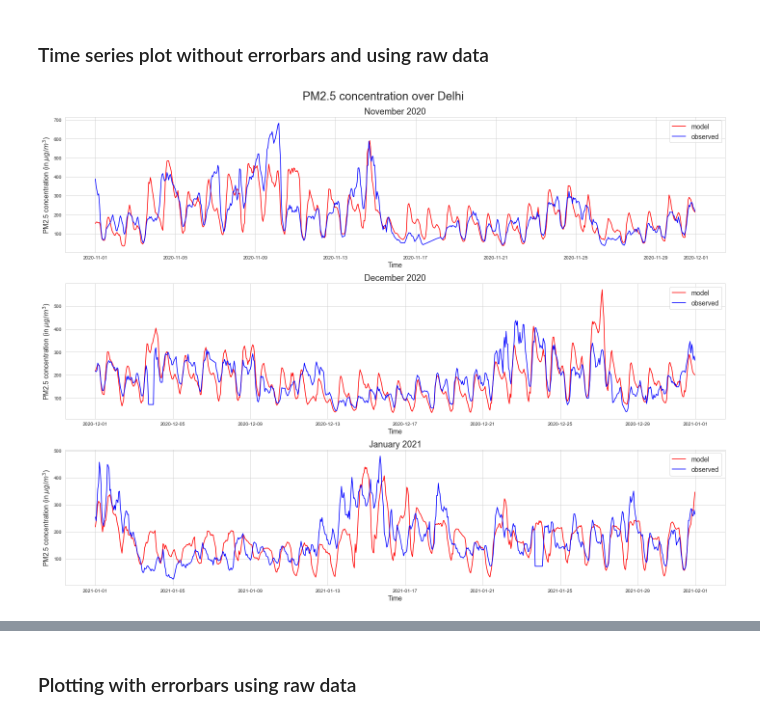
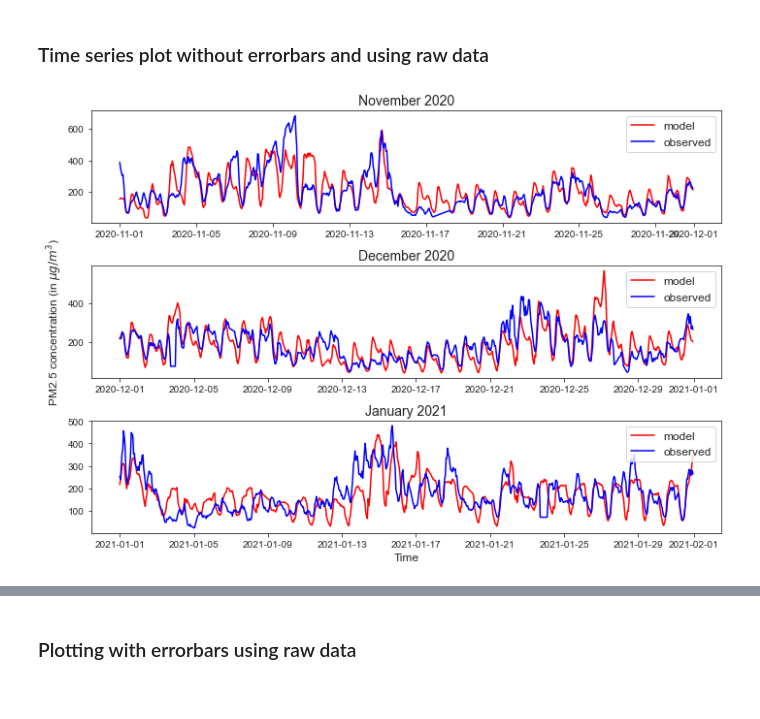
Before and after one commit to adisen99/srfp, a Jupyter notebook: delhi/aqi_delhi.ipynb, the cells around one changed output, grey strips where cells are left out. Cells and saved outputs as stored; diff of their text form; code cells hidden in the pictures.

Commit message:
modified delhi figures, and beng, hyd obs. data

```diff
--- a/delhi/aqi_delhi.ipynb
+++ b/delhi/aqi_delhi.ipynb
@@ -12,7 +12,7 @@ import datetime
 from functions import dplot, stat_calc, aqi_calc, score_calc
 
 # Use seaborn style defaults and set default figure size
-sns.set_style("whitegrid")
+sns.set_style("ticks")
 # %%
 dfmod = pd.read_csv('data/aqi_data_mod.csv')
 dfobs = pd.read_csv('data/aqi_data_obs.csv')
@@ -91,42 +91,42 @@ dtype: int64
 # %%
 # Plot of PM2.5 model and data for Nov, Dec and Jan
 
-fig = plt.figure(figsize=(20,15))
+fig = plt.figure(figsize=(10,7))
 plt.subplot(311)
-sns.lineplot(data = dfmod.loc["2020-11-01":"2020-11-30"], x='datetime', y='mod_PM2.5', err_style='band', label='model', color='red')
+sns.lineplot(data = dfmod.loc["2020-11-01":"2020-11-30"], x='datetime', y='mod_PM2.5', err_style='band', label='model', color='red').set(xlabel=None, ylabel=None)
 # plt.xticks(rotation= 10)
-sns.lineplot(data = dfobs.loc["2020-11-01":"2020-11-30"], x='datetime', y='obs_PM2.5', err_style='band', label='observed', color = 'blue')
+sns.lineplot(data = dfobs.loc["2020-11-01":"2020-11-30"], x='datetime', y='obs_PM2.5', err_style='band', label='observed', color = 'blue').set(xlabel=None, ylabel=None)
 #plt.xticks(rotation= 10)
-plt.ylabel('PM2.5 concentration (in $\mu g/m^3$)', fontsize=14)
-plt.xlabel('Time', fontsize=14)
-plt.legend(loc=1, prop={'size': 14})
-plt.title('November 2020', fontsize=18)
+# plt.ylabel('PM2.5 concentration (in $\mu g/m^3$)', fontsize=12)
+# plt.xlabel('Time', fontsize=12)
+plt.legend(loc=1, prop={'size': 12})
+plt.title('November 2020', fontsize=14)
 
 plt.subplot(312)
-sns.lineplot(data = dfmod.loc["2020-12-01":"2020-12-31"], x='datetime', y='mod_PM2.5', err_style='band', label='model', color='red')
+sns.lineplot(data = dfmod.loc["2020-12-01":"2020-12-31"], x='datetime', y='mod_PM2.5', err_style='band', label='model', color='red').set(xlabel=None, ylabel=None)
 # plt.xticks(rotation= 10)
-sns.lineplot(data = dfobs.loc["2020-12-01":"2020-12-31"], x='datetime', y='obs_PM2.5', err_style='band', label='observed', color = 'blue')
+sns.lineplot(data = dfobs.loc["2020-12-01":"2020-12-31"], x='datetime', y='obs_PM2.5', err_style='band', label='observed', color = 'blue').set(xlabel=None, ylabel=None)
 #plt.xticks(rotation= 10)
-plt.ylabel('PM2.5 concentration (in $\mu g/m^3$)', fontsize=14)
-plt.xlabel('Time', fontsize=14)
-plt.legend(loc=1, prop={'size': 14})
-plt.title('December 2020', fontsize=18)
+plt.ylabel('PM2.5 concentration (in $\mu g/m^3$)', fontsize=12)
+# plt.xlabel('Time', fontsize=12)
+plt.legend(loc=1, prop={'size': 12})
+plt.title('December 2020', fontsize=14)
 
 plt.subplot(313)
-sns.lineplot(data = dfmod.loc["2021-01-01":"2021-01-31"], x='datetime', y='mod_PM2.5', err_style='band', label='model', color='red')
+sns.lineplot(data = dfmod.loc["2021-01-01":"2021-01-31"], x='datetime', y='mod_PM2.5', err_style='band', label='model', color='red').set(xlabel=None, ylabel=None)
 # plt.xticks(rotation= 10)
-sns.lineplot(data = dfobs.loc["2021-01-01":"2021-01-31"], x='datetime', y='obs_PM2.5', err_style='band', label='observed', color = 'blue')
+sns.lineplot(data = dfobs.loc["2021-01-01":"2021-01-31"], x='datetime', y='obs_PM2.5', err_style='band', label='observed', color = 'blue').set(xlabel=None, ylabel=None)
 #plt.xticks(rotation= 10)
-plt.ylabel('PM2.5 concentration (in $\mu g/m^3$)', fontsize=14)
-plt.xlabel('Time', fontsize=14)
-plt.legend(loc=1, prop={'size': 14})
-plt.title('January 2021', fontsize=18)
+# plt.ylabel('PM2.5 concentration (in $\mu g/m^3$)', fontsize=12)
+plt.xlabel('Time', fontsize=12)
+plt.legend(loc=1, prop={'size': 12})
+plt.title('January 2021', fontsize=14)
 
-fig.suptitle('PM2.5 concentration over Delhi', fontsize=24, y=0.99)
+# fig.suptitle('PM2.5 concentration over Delhi', fontsize=24, y=0.99)
 fig.tight_layout()
-plt.savefig('./images/pm25ts.png')
+plt.savefig('./images/pm25ts.png', dpi=300)
 # %% [output]
-[figure, old version]
+[figure, new version]
 # %%
 # Plot of PM10 model and data for Nov, Dec and Jan
 
```
Also changed, not shown: parts of 7 cells of this notebook, 4 other files.
